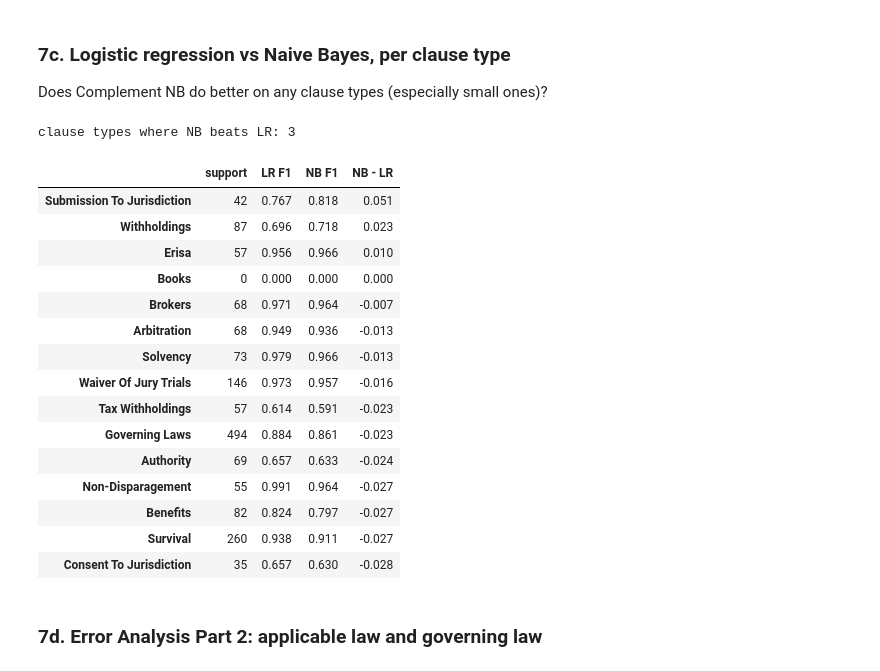
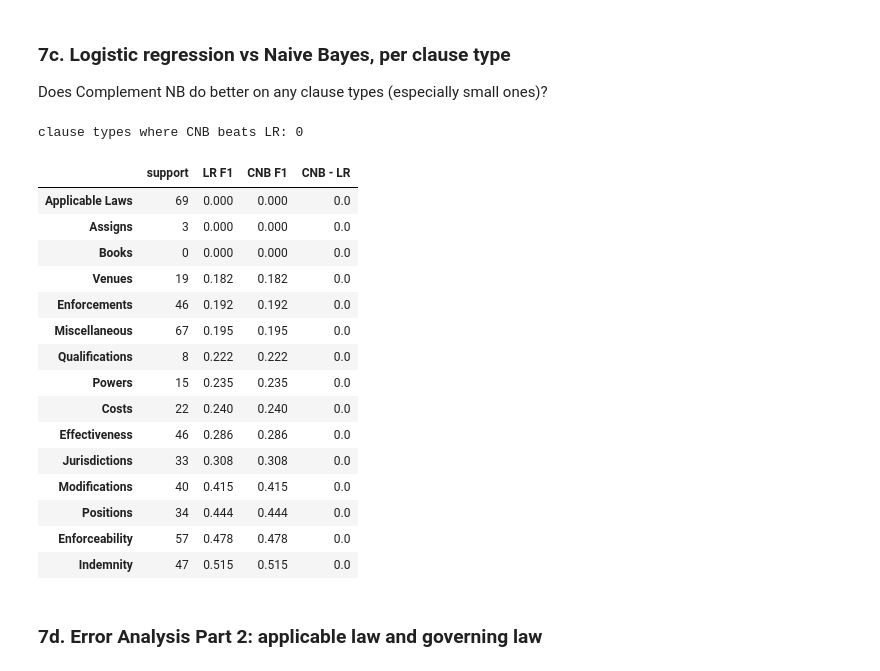
Before and after one commit to jag5m33/py_legal_data, a Jupyter notebook: notebooks/models.ipynb, the cells around one changed output. Cells and saved outputs as stored; diff of their text form; code cells hidden in the pictures.

```diff
--- a/notebooks/models.ipynb
+++ b/notebooks/models.ipynb
@@ -387,13 +387,13 @@ CHANGED FROM (1,2) - NGRAMS (uni and bi) to (1,3) - NGRAMS (uni, bi, and tri)
 # %% [markdown]
 ### 7b. Complement Naive Bayes
 # %%
-ea_nb = ErrorAnalysis(y_true=y_val, y_pred=val_preds_nb,
-                      label_names=label_names,
-                      classes=nb.model.classes_,
-                      texts=proc_val["text"])
+ea_cnb = ErrorAnalysis(y_true=y_val, y_pred=val_preds_cnb,
+                       label_names=label_names,
+                       classes=cnb.model.classes_,
+                       texts=proc_val["text"])
 
-display([ea_nb.report_df().head(15),     # worst clause types
-         ea_nb.top_confusions(n=15)])     # most common mix-ups
+display([ea_cnb.report_df().head(15),     # worst clause types
+         ea_cnb.top_confusions(n=15)])     # most common mix-ups
 # %% [output]
 [                 precision    recall  f1-score  support
  Applicable Laws   0.000000  0.000000  0.000000       69
@@ -417,32 +417,32 @@ display([ea_nb.report_df().head(15),     # worst clause types
 Does Complement NB do better on any clause types (especially small ones)?
 # %%
 per_class = pd.DataFrame({
-    "support": ea.report_df()["support"],
-    "LR F1": ea.report_df()["f1-score"],
-    "NB F1": ea_nb.report_df()["f1-score"],
+    "support": ea_cnb.report_df()["support"],
+    "LR F1": ea_cnb.report_df()["f1-score"],
+    "CNB F1": ea_cnb.report_df()["f1-score"],
 })
-per_class["NB - LR"] = per_class["NB F1"] - per_class["LR F1"]
+per_class["CNB - LR"] = per_class["CNB F1"] - per_class["LR F1"]
 
-print("clause types where NB beats LR:", (per_class["NB - LR"] > 0).sum())
-per_class.sort_values("NB - LR", ascending=False).head(15).round(3)   # NB's biggest wins
+print("clause types where CNB beats LR:", (per_class["CNB - LR"] > 0).sum())
+per_class.sort_values("CNB - LR", ascending=False).head(15).round(3)   # CNB's biggest wins
 # %% [output]
-clause types where NB beats LR: 3
+clause types where CNB beats LR: 0
-|  | support | LR F1 | NB F1 | NB - LR |
-| Submission To Jurisdiction | 42 | 0.767 | 0.818 | 0.051 |
-| Withholdings | 87 | 0.696 | 0.718 | 0.023 |
-| Erisa | 57 | 0.956 | 0.966 | 0.010 |
-| Books | 0 | 0.000 | 0.000 | 0.000 |
-| Brokers | 68 | 0.971 | 0.964 | -0.007 |
-| Arbitration | 68 | 0.949 | 0.936 | -0.013 |
-| Solvency | 73 | 0.979 | 0.966 | -0.013 |
-| Waiver Of Jury Trials | 146 | 0.973 | 0.957 | -0.016 |
-| Tax Withholdings | 57 | 0.614 | 0.591 | -0.023 |
-| Governing Laws | 494 | 0.884 | 0.861 | -0.023 |
-| Authority | 69 | 0.657 | 0.633 | -0.024 |
-| Non-Disparagement | 55 | 0.991 | 0.964 | -0.027 |
-| Benefits | 82 | 0.824 | 0.797 | -0.027 |
-| Survival | 260 | 0.938 | 0.911 | -0.027 |
-| Consent To Jurisdiction | 35 | 0.657 | 0.630 | -0.028 |
+|  | support | LR F1 | CNB F1 | CNB - LR |
+| Applicable Laws | 69 | 0.000 | 0.000 | 0.0 |
+| Assigns | 3 | 0.000 | 0.000 | 0.0 |
+| Books | 0 | 0.000 | 0.000 | 0.0 |
+| Venues | 19 | 0.182 | 0.182 | 0.0 |
+| Enforcements | 46 | 0.192 | 0.192 | 0.0 |
+| Miscellaneous | 67 | 0.195 | 0.195 | 0.0 |
+| Qualifications | 8 | 0.222 | 0.222 | 0.0 |
+| Powers | 15 | 0.235 | 0.235 | 0.0 |
+| Costs | 22 | 0.240 | 0.240 | 0.0 |
+| Effectiveness | 46 | 0.286 | 0.286 | 0.0 |
+| Jurisdictions | 33 | 0.308 | 0.308 | 0.0 |
+| Modifications | 40 | 0.415 | 0.415 | 0.0 |
+| Positions | 34 | 0.444 | 0.444 | 0.0 |
+| Enforceability | 57 | 0.478 | 0.478 | 0.0 |
+| Indemnity | 47 | 0.515 | 0.515 | 0.0 |
 # %% [markdown]
 ### 7d. Error Analysis Part 2: applicable law and governing law
 # %%
```
Also changed, not shown: parts of 10 cells of this notebook.
